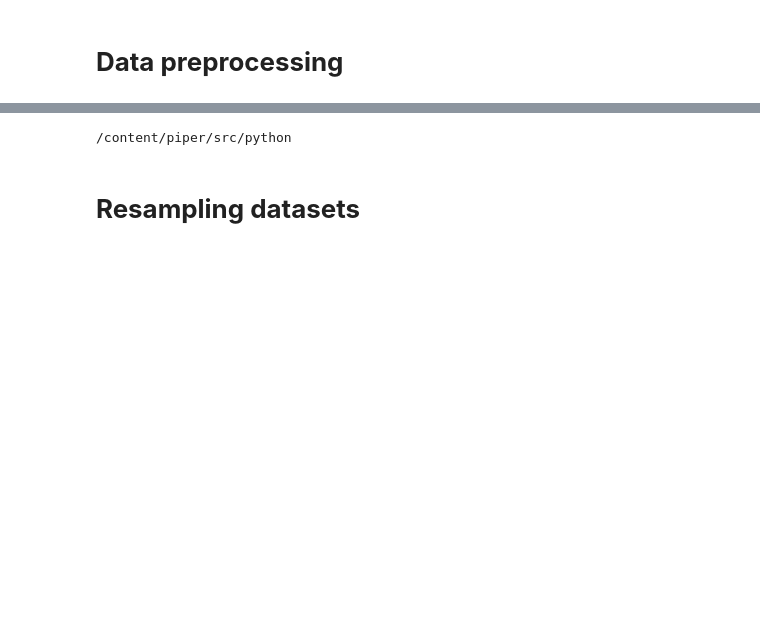
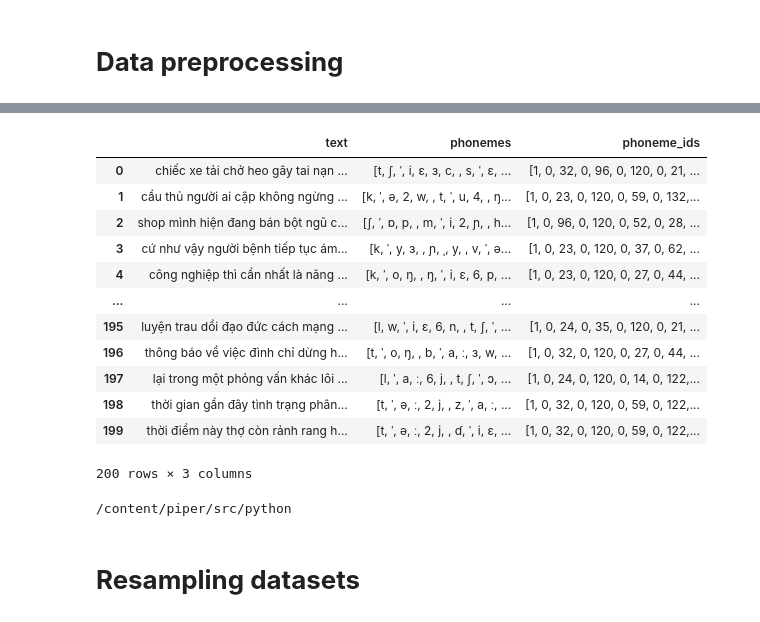
Before and after one commit to phatjkk/vits-tts-vietnamese, a Jupyter notebook: train_vits.ipynb, the cells around one changed output, grey strips where cells are left out. Saved outputs shown, nothing was run; the diff lists cells and outputs as text; code cells hidden in the pictures; blank space fills up the shorter version.

```diff
--- a/train_vits.ipynb
+++ b/train_vits.ipynb
@@ -69,8 +69,8 @@ for file_path in os.listdir(dir_path):
 
 list_text_files = list(filter(lambda x: "TextGrid" in x,res))
 
-# Chỉ cắt 500 điểm dữ liệu để sử dụng finetuining
-list_text_files = list_text_files[:500]
+# Chỉ cắt 1000 điểm dữ liệu để sử dụng finetuining
+list_text_files = list_text_files[:1000]
 
 # Lấy text của audio từ file TextGrid
 import textgrid
@@ -114 +114,5 @@ print(df)
+# %%
+# Cắt tập chia tập train/test tỉ lệ 80/20
+from sklearn.model_selection import train_test_split
+train_df, test_df = train_test_split(df, test_size=0.2)
 # %%
@@ -116,0 +125,33 @@ df.to_csv('metadata.csv', sep='|', index=False,header=False)
+# %%
+test_ds = test_df["text"].values
+# %%
+from piper_phonemize import (
+    phonemize_espeak,
+    phoneme_ids_espeak,
+)
+test_ds_phonemi = list(map(lambda x : phonemize_espeak(x, "vi"),test_ds))
+test_ds_phonemi_ids = list(map(lambda x : phoneme_ids_espeak(x[0]),test_ds_phonemi))
+test_ds_phonemi = list(map(lambda x:x[0],test_ds_phonemi))
+# %%
+data = {
+  "text": test_ds,
+  "phonemes": test_ds_phonemi,
+  "phoneme_ids": test_ds_phonemi_ids
+}
+df_test_with_phonemi = pd.DataFrame(data)
+
+df_test_with_phonemi
+# %% [output]
+|  | text | phonemes | phoneme_ids |
+| 0 | chiếc xe tải chở heo gây tai nạn ... | [t, ʃ, ˈ, i, ɛ, ɜ, c, , s, ˈ, ɛ, ... | [1, 0, 32, 0, 96, 0, 120, 0, 21, ... |
+| 1 | cầu thủ người ai cập không ngừng ... | [k, ˈ, ə, 2, w, , t, ˈ, u, 4, , ŋ... | [1, 0, 23, 0, 120, 0, 59, 0, 132,... |
+| 2 | shop mình hiện đang bán bột ngũ c... | [ʃ, ˈ, ɒ, p, , m, ˈ, i, 2, ɲ, , h... | [1, 0, 96, 0, 120, 0, 52, 0, 28, ... |
+| 3 | cứ như vậy người bệnh tiếp tục ám... | [k, ˈ, y, ɜ, , ɲ, ˌ, y, , v, ˈ, ə... | [1, 0, 23, 0, 120, 0, 37, 0, 62, ... |
+| 4 | công nghiệp thì cần nhất là năng ... | [k, ˈ, o, ŋ, , ŋ, ˈ, i, ɛ, 6, p, ... | [1, 0, 23, 0, 120, 0, 27, 0, 44, ... |
+| ... | ... | ... | ... |
+| 195 | luyện trau dồi đạo đức cách mạng ... | [l, w, ˈ, i, ɛ, 6, n, , t, ʃ, ˈ, ... | [1, 0, 24, 0, 35, 0, 120, 0, 21, ... |
+| 196 | thông báo về việc đình chỉ dừng h... | [t, ˈ, o, ŋ, , b, ˈ, a, ː, ɜ, w, ... | [1, 0, 32, 0, 120, 0, 27, 0, 44, ... |
+| 197 | lại trong một phỏng vấn khác lôi ... | [l, ˈ, a, ː, 6, j, , t, ʃ, ˈ, ɔ, ... | [1, 0, 24, 0, 120, 0, 14, 0, 122,... |
+| 198 | thời gian gần đây tình trạng phân... | [t, ˈ, ə, ː, 2, j, , z, ˈ, a, ː, ... | [1, 0, 32, 0, 120, 0, 59, 0, 122,... |
+| 199 | thời điểm này thợ còn rảnh rang h... | [t, ˈ, ə, ː, 2, j, , ɗ, ˈ, i, ɛ, ... | [1, 0, 32, 0, 120, 0, 59, 0, 122,... |
+200 rows × 3 columns
```
Also changed, not shown: parts of 15 cells of this notebook.
